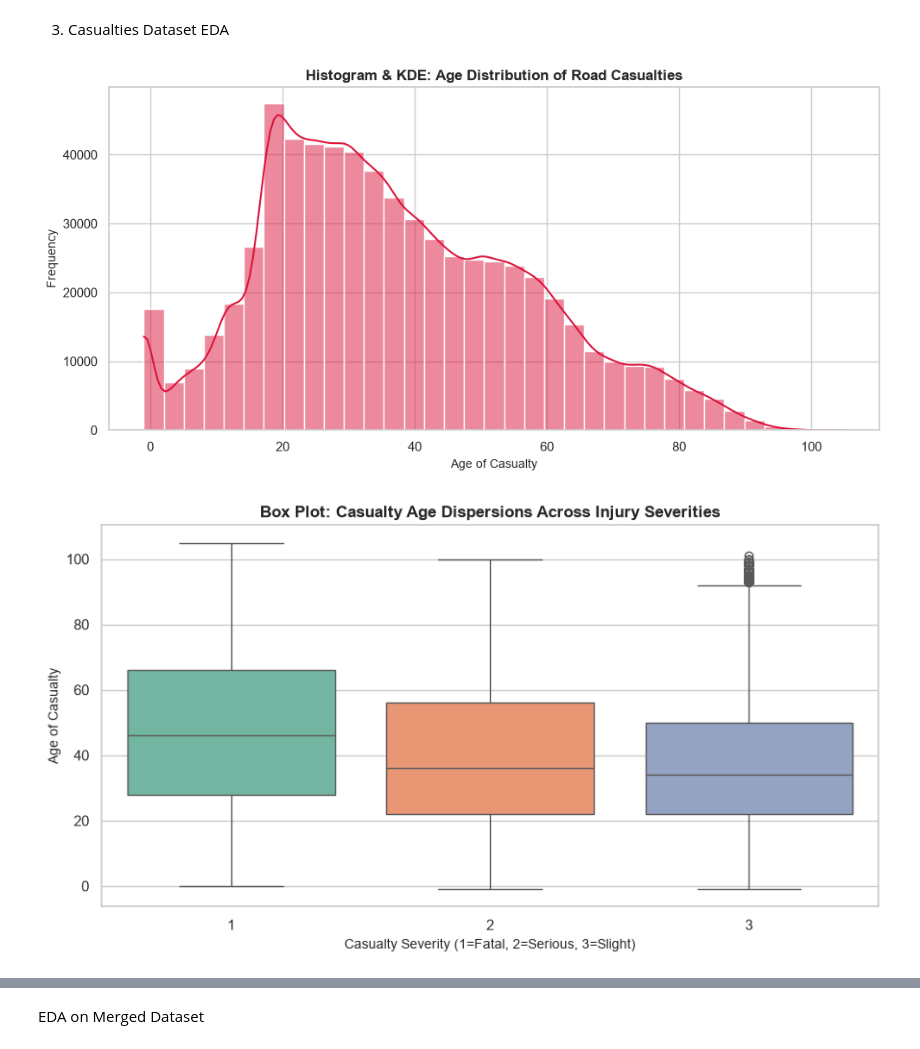
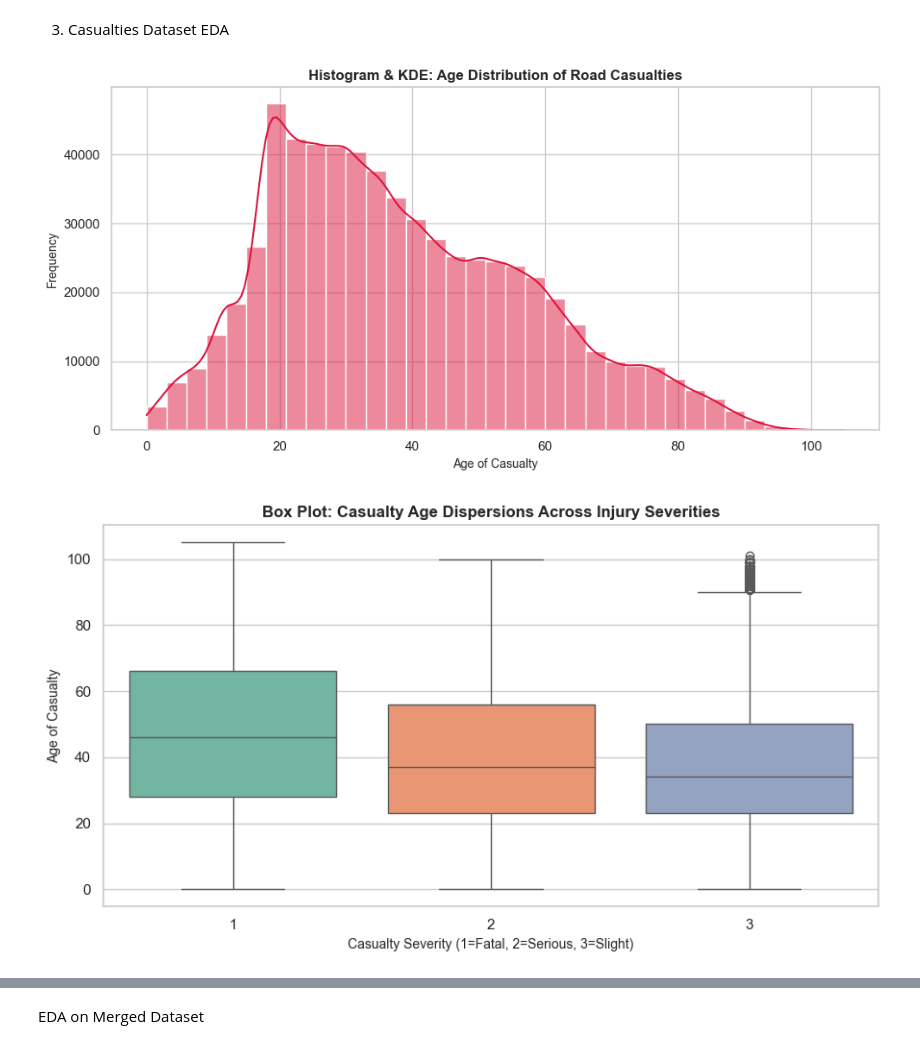
Before and after one commit to ghadiadeepali/Road_Accident_Pattern_Mining_and_Severity-Analysis, a Jupyter notebook: code.ipynb, the cells around one changed output, grey strips where cells are left out. Cells and saved outputs as stored; diff of their text form; code cells hidden in the pictures.

Commit message:
handled -1 values and EDA on individual datasets done correctly

```diff
--- a/code.ipynb
+++ b/code.ipynb
@@ -91,3 +153,42 @@ Collisions shape AFTER dropping:  (513748, 44)
 Collisions missing: 0
 Vehicles missing:    0
 Casualties missing:  0
+# %%
+# 1. Drop columns with excessively high missingness / unrecorded -1 values (> 30%)
+cols_to_drop_collisions = [
+    'local_authority_district', 'junction_control', 'enhanced_severity_collision',
+    'second_road_number', 'special_conditions_at_site', 'carriageway_hazards_historic',
+    'pedestrian_crossing_human_control_historic', 'pedestrian_crossing_physical_facilities_historic',
+    'junction_detail_historic'
+]
+cols_to_drop_vehicles = [
+    'driver_distance_banding', 'age_of_vehicle', 'vehicle_manoeuvre_historic',
+    'vehicle_location_restricted_lane_historic', 'journey_purpose_of_driver_historic',
+    'engine_capacity_cc', 'propulsion_code', 'driver_imd_decile'
+]
+cols_to_drop_casualties = [
+    'casualty_distance_banding', 'enhanced_casualty_severity'
+]
+
+collisions_df.drop(columns=[c for c in cols_to_drop_collisions if c in collisions_df.columns], inplace=True)
+vehicles_df.drop(columns=[c for c in cols_to_drop_vehicles if c in vehicles_df.columns], inplace=True)
+casualties_df.drop(columns=[c for c in cols_to_drop_casualties if c in casualties_df.columns], inplace=True)
+
+
+# 2. Drop rows for negligible/rare missing values (< 1%) in critical variables
+collisions_df = collisions_df[collisions_df['speed_limit'] != -1]
+collisions_df = collisions_df[collisions_df['weather_conditions'] != -1]
+collisions_df = collisions_df[collisions_df['light_conditions'] != -1]
+
+
+# 3. Map remaining categorical -1 values to 'Unknown' to preserve data size for pattern mining
+for col in collisions_df.select_dtypes(include=['int64', 'float64']).columns:
+    collisions_df[col] = collisions_df[col].replace(-1, 'Unknown')
+
+for col in vehicles_df.select_dtypes(include=['int64', 'float64']).columns:
+    vehicles_df[col] = vehicles_df[col].replace(-1, 'Unknown')
+
+for col in casualties_df.select_dtypes(include=['int64', 'float64']).columns:
+    casualties_df[col] = casualties_df[col].replace(-1, 'Unknown')
+
+print("Categorical preprocessing and -1 handling completed successfully.")
@@ -221,27 +390,44 @@ plt.show()
 # %%
 plt.figure(figsize=(10, 5))
 
-sns.histplot(casualties_df['age_of_casualty'].dropna(), bins=35, kde=True, color='crimson')
+# Convert column to numeric, turning strings like "Unknown" into NaN, then drop NaNs
+age_data = pd.to_numeric(casualties_df['age_of_casualty'], errors='coerce').dropna()
+
+sns.histplot(age_data, bins=35, kde=True, color='crimson')
 plt.title('Histogram & KDE: Age Distribution of Road Casualties', fontsize=12, fontweight='bold')
 plt.xlabel('Age of Casualty', fontsize=10)
 plt.ylabel('Frequency', fontsize=10)
 
 plt.tight_layout()
 plt.show()
 # %% [output]
-[figure, old version]
+[figure, new version]
 # %%
+import matplotlib.pyplot as plt
+import seaborn as sns
+import pandas as pd
+
+# Ensure age of casualty is numeric (coercing any text like 'Unknown' to NaN)
+casualties_df['age_of_casualty'] = pd.to_numeric(casualties_df['age_of_casualty'], errors='coerce')
+
 plt.figure(figsize=(9, 5))
 
-sns.boxplot(x='casualty_severity', y='age_of_casualty', data=casualties_df, palette='Set2', order=[1, 2, 3], hue='casualty_severity', legend=False)
+sns.boxplot(
+    data=casualties_df,
+    x='casualty_severity',
+    y='age_of_casualty',
+    palette='Set2',
+    order=[1, 2, 3],
+    hue='casualty_severity',
+    legend=False
+)
+
 plt.title('Box Plot: Casualty Age Dispersions Across Injury Severities', fontsize=12, fontweight='bold')
 plt.xlabel('Casualty Severity (1=Fatal, 2=Serious, 3=Slight)', fontsize=10)
 plt.ylabel('Age of Casualty', fontsize=10)
 
 plt.tight_layout()
 plt.show()
-
-# Demonstrates that median victim ages shift across injury tiers, often showing older median ages associated with fatal outcomes due to lower physiological resilience.
 # %% [output]
-[figure, old version]
+[figure, new version]
 # %%
```
Also changed, not shown: parts of 14 cells of this notebook.
